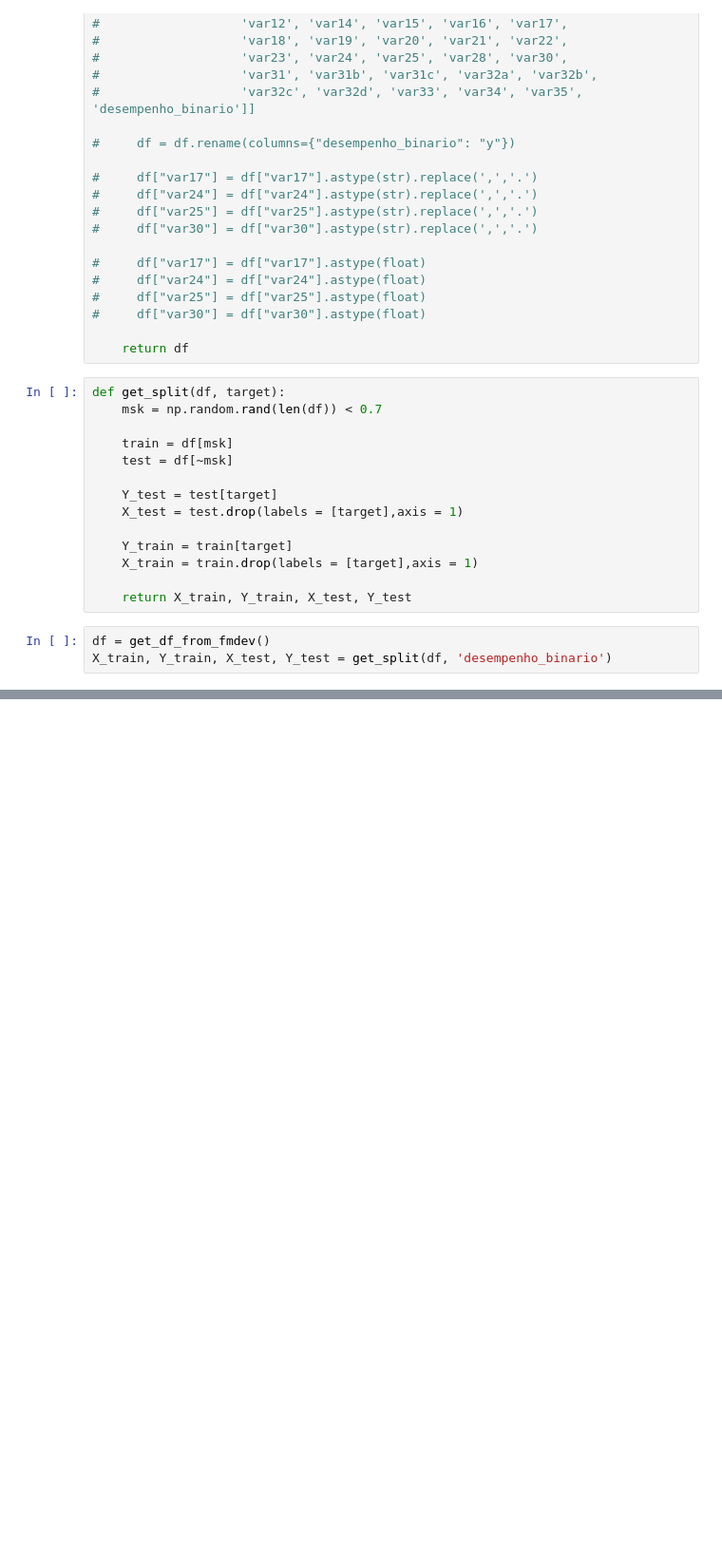
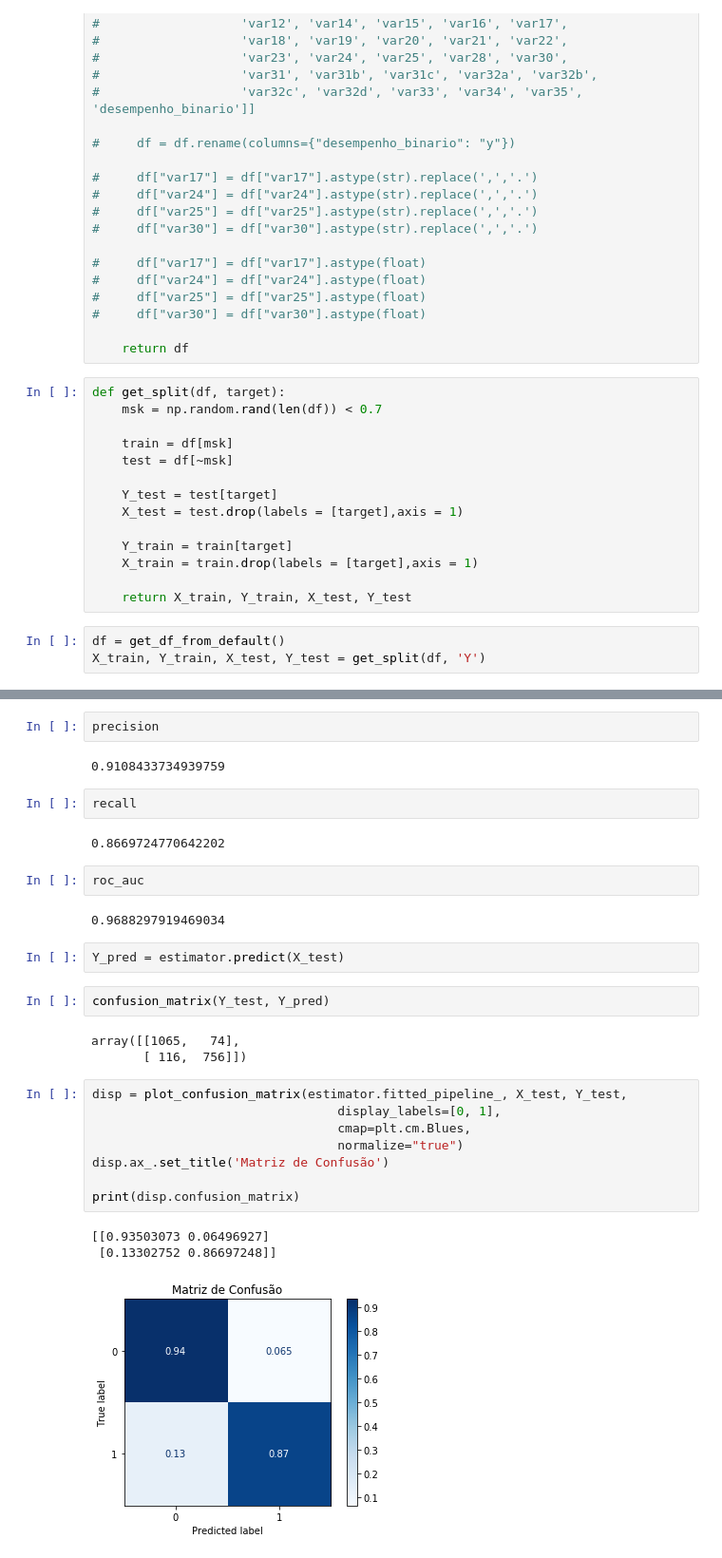
Before and after one commit to prof-alexandre-maciel/fmdev, a Jupyter notebook: analysis/tpot_modeling_fmdev.ipynb, the cells around one changed output, grey strips where cells are left out. Shown at 95% size. Drawn from its saved outputs; the diff is of its cells as text; blank space fills up the shorter version.

```diff
--- a/analysis/tpot_modeling_fmdev.ipynb
+++ b/analysis/tpot_modeling_fmdev.ipynb
@@ -79,8 +81,8 @@ def get_split(df, target):
 
     return X_train, Y_train, X_test, Y_test
 # %%
-df = get_df_from_fmdev()
-X_train, Y_train, X_test, Y_test = get_split(df, 'desempenho_binario')
+df = get_df_from_default()
+X_train, Y_train, X_test, Y_test = get_split(df, 'Y')
 # %%
 # connect to the cluster
 client = Client(processes=False)
@@ -127,0 +127,31 @@ KeyError: 0
+# %%
+precision
+# %% [output]
+0.9108433734939759
+# %%
+recall
+# %% [output]
+0.8669724770642202
+# %%
+roc_auc
+# %% [output]
+0.9688297919469034
+# %%
+Y_pred = estimator.predict(X_test)
+# %%
+confusion_matrix(Y_test, Y_pred)
+# %% [output]
+array([[1065,   74],
+       [ 116,  756]])
+# %%
+disp = plot_confusion_matrix(estimator.fitted_pipeline_, X_test, Y_test,
+                                 display_labels=[0, 1],
+                                 cmap=plt.cm.Blues,
+                                 normalize="true")
+disp.ax_.set_title('Matriz de Confusão')
+
+print(disp.confusion_matrix)
+# %% [output]
+[[0.93503073 0.06496927]
+ [0.13302752 0.86697248]]
+[figure, added]
```
Also changed, not shown: parts of 10 cells of this notebook, 10 other files.
